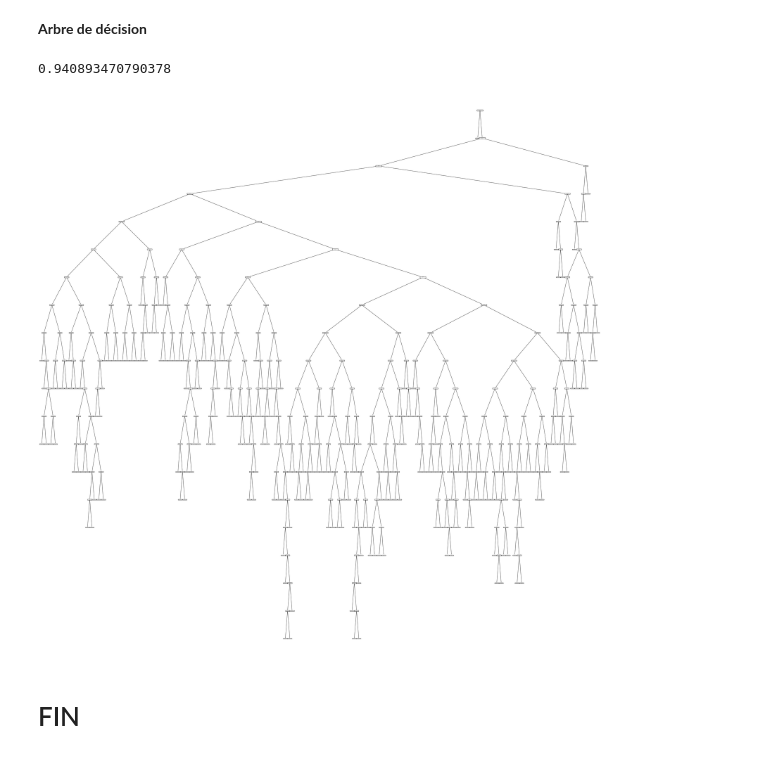
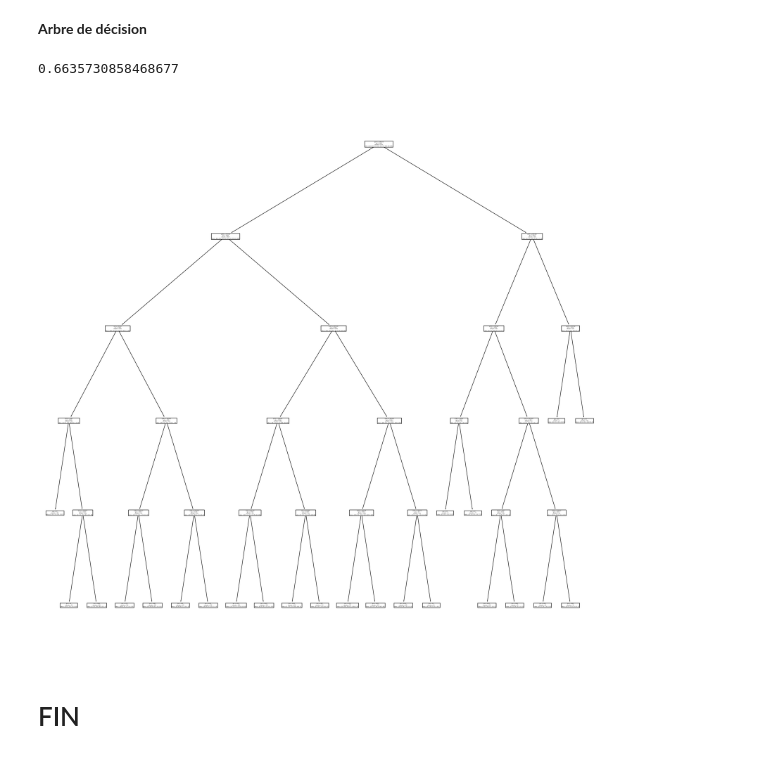
Before and after one commit to qijiaqi/TennisAction, a Jupyter notebook: TennisAction.ipynb, the cells around one changed output. Drawn from its saved outputs; the diff is of its cells as text; code cells hidden in the pictures.

```diff
--- a/TennisAction.ipynb
+++ b/TennisAction.ipynb
@@ -645,7 +645,7 @@ print(rf_clf.score(X_train, y_train))
 
 from sklearn import tree
 
-ad_clf = tree.DecisionTreeClassifier()
+ad_clf = tree.DecisionTreeClassifier(max_depth = 5)
 ad_clf = ad_clf.fit(X_train, y_train)
 # %%
 # test de la performance
@@ -653,16 +653,16 @@ ad_clf = ad_clf.fit(X_train, y_train)
 pred = ad_clf.predict(X_test)
 print(ad_clf.score(X_test, y_test))
 # %% [output]
-0.940893470790378
+0.6635730858468677
 # %%
 # visualisation de l'arbre
 
 from sklearn import tree
 import matplotlib.pyplot as plt
 
-plt.figure(figsize=(50,50))
+plt.figure(figsize=(25,25))
 tree.plot_tree(ad_clf);
 # %% [output]
-[figure, old version]
+[figure, new version]
 # %% [markdown]
 # FIN
```
Also changed, not shown: parts of 7 cells of this notebook.
